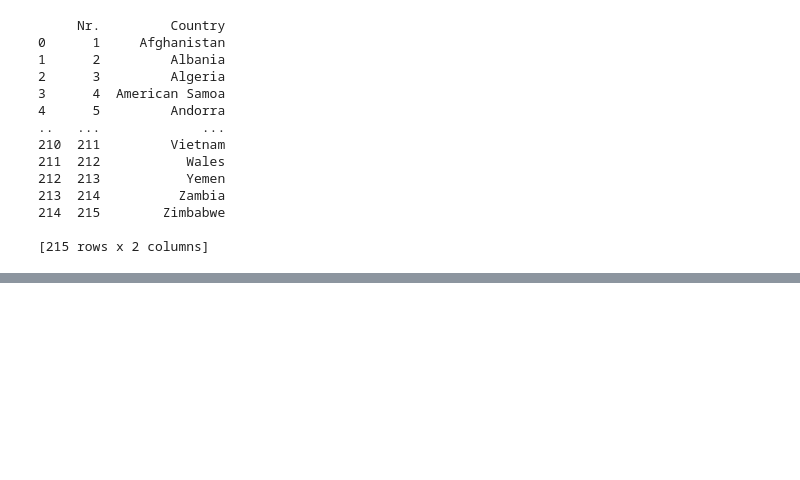
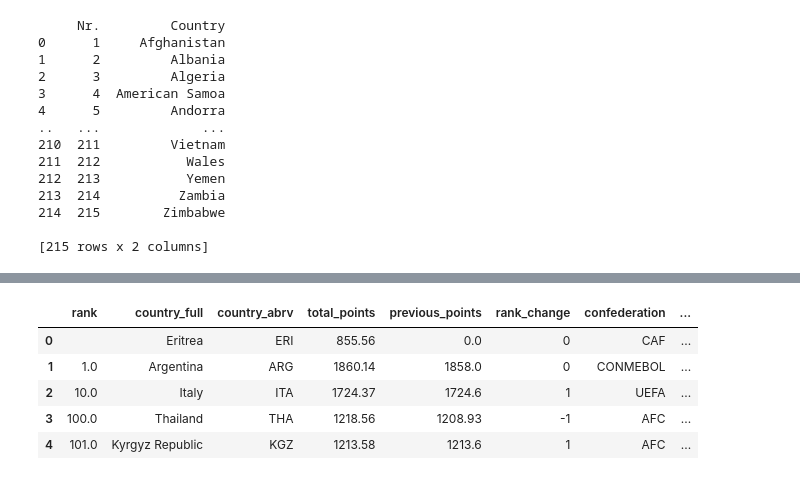
Before and after one commit to ahmad2025-ai/Project_1, a Jupyter notebook: Main.ipynb, the cells around one changed output, grey strips where cells are left out. Cells and saved outputs as stored; diff of their text form; code cells hidden in the pictures; blank space fills up the shorter version.

```diff
--- a/Main.ipynb
+++ b/Main.ipynb
@@ -93,0 +135,16 @@ print(FIFA)
+# %%
+
+df_filtered = ranking_ag[ranking_ag['rank_date'] == '2024-06-20']
+df_sorted = df_filtered.sort_values(by='rank', ascending=True)
+print("Sorted DataFrame for 2024-06-20:")
+print(df_sorted)
+
+# If you want to store the sorted DataFrame into a new variable
+final_df = df_sorted  # This is the sorted DataFrame for 2024-06-20
+
+# Optionally, you can also reset the index if you'd like:
+final_df = final_df.reset_index(drop=True)
+
+# Display the final DataFrame
+print("\nFinal DataFrame with sorted rankings:")
+print(final_df)
@@ -93,0 +169,9 @@ print(FIFA)
+# %%
+final_df.head()
+# %% [output]
+|  | rank | country_full | country_abrv | total_points | previous_points | rank_change | confederation | ... |
+| 0 |  | Eritrea | ERI | 855.56 | 0.0 | 0 | CAF | ... |
+| 1 | 1.0 | Argentina | ARG | 1860.14 | 1858.0 | 0 | CONMEBOL | ... |
+| 2 | 10.0 | Italy | ITA | 1724.37 | 1724.6 | 1 | UEFA | ... |
+| 3 | 100.0 | Thailand | THA | 1218.56 | 1208.93 | -1 | AFC | ... |
+| 4 | 101.0 | Kyrgyz Republic | KGZ | 1213.58 | 1213.6 | 1 | AFC | ... |
```
Also changed, not shown: parts of 10 cells of this notebook, 4 other files.
